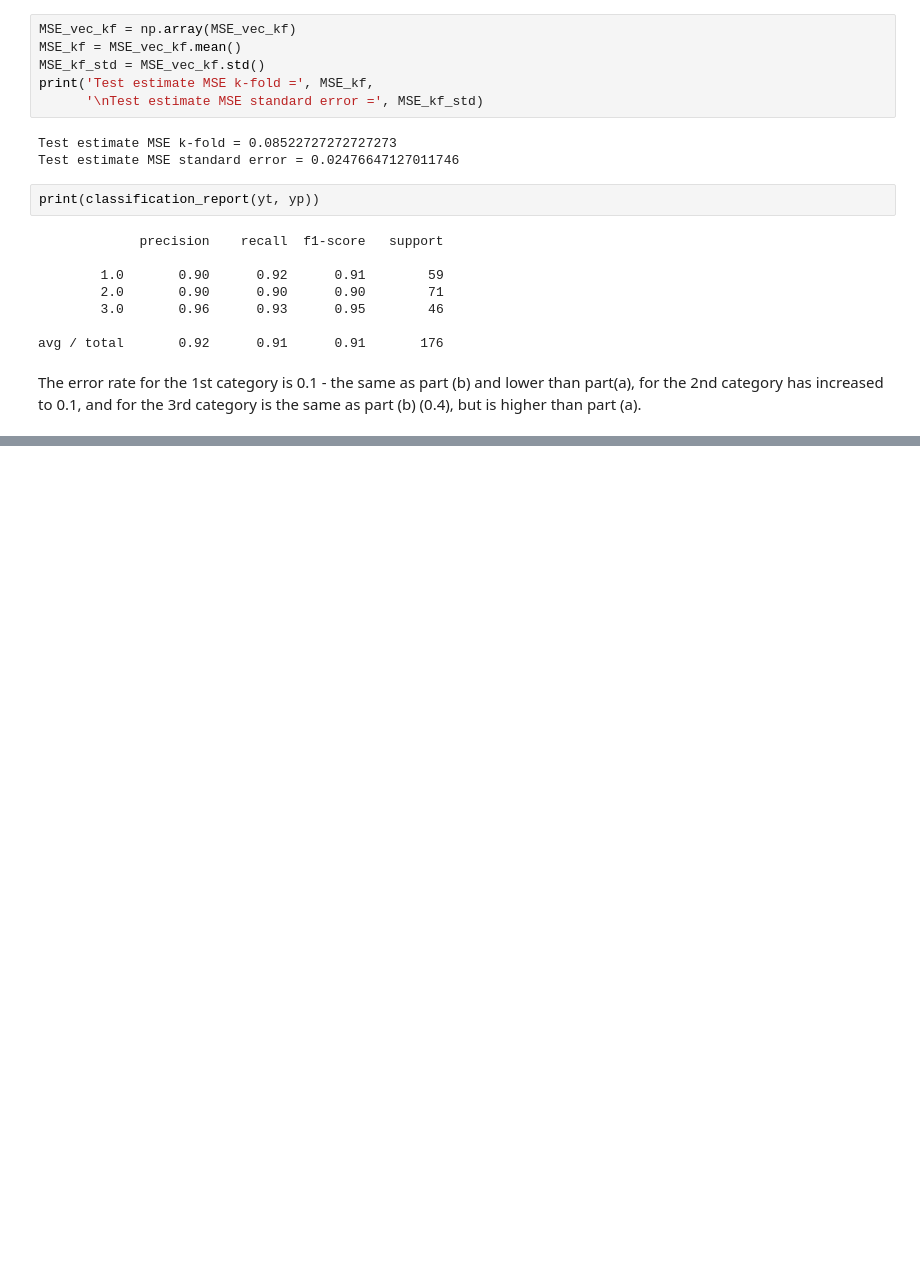
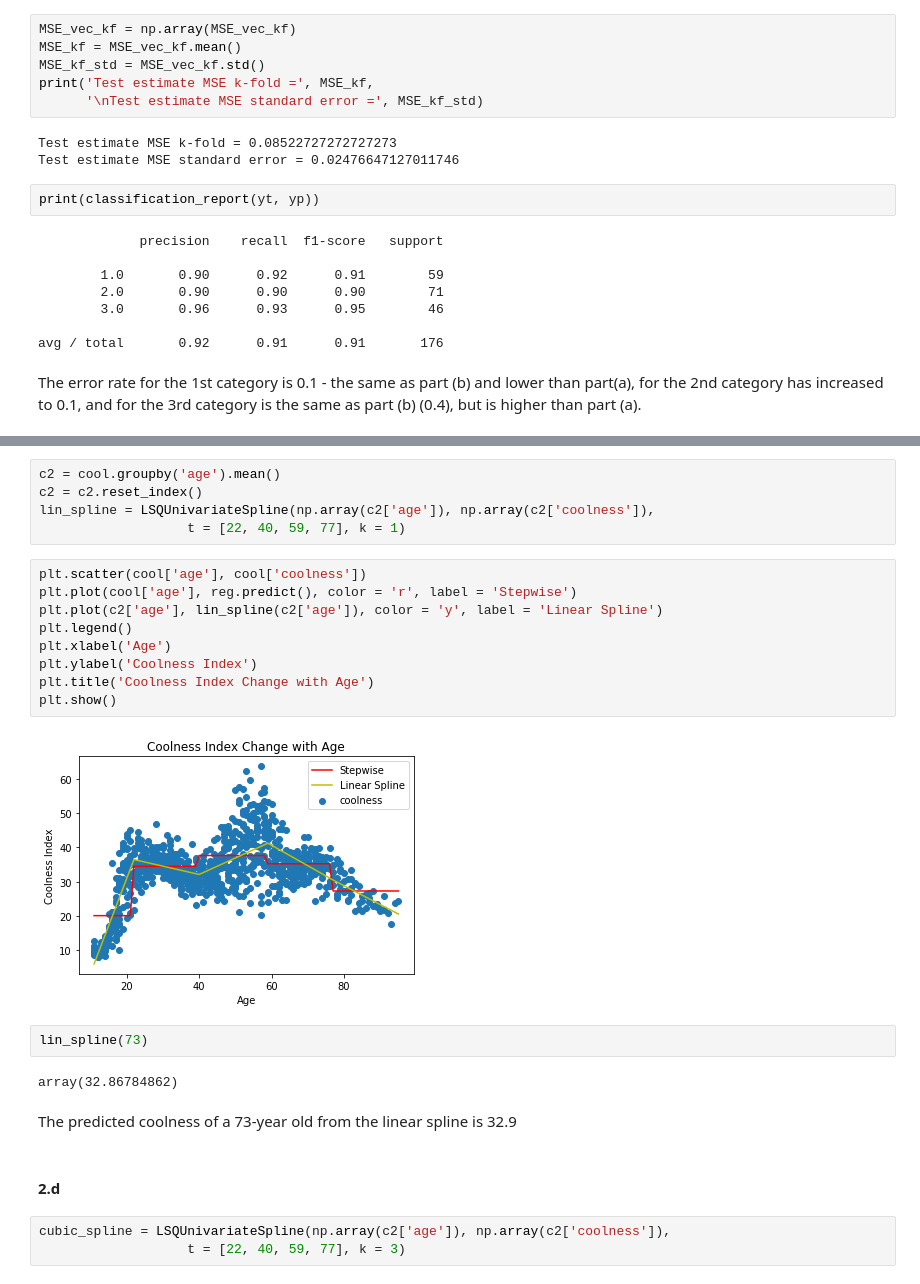
Before and after one commit to UC-MACSS/persp-model-econ_W19, a Jupyter notebook: ProblemSets/PS7/PS7.ipynb, the cells around one changed output, grey strips where cells are left out. Drawn from its saved outputs; the diff is of its cells as text; blank space fills up the shorter version.

```diff
--- a/ProblemSets/PS7/PS7.ipynb
+++ b/ProblemSets/PS7/PS7.ipynb
@@ -158,0 +226,27 @@ The error rate for the 1st category is 0.1 - the same as part (b) and lower than
+# %%
+c2 = cool.groupby('age').mean()
+c2 = c2.reset_index()
+lin_spline = LSQUnivariateSpline(np.array(c2['age']), np.array(c2['coolness']),
+                   t = [22, 40, 59, 77], k = 1)
+# %%
+plt.scatter(cool['age'], cool['coolness'])
+plt.plot(cool['age'], reg.predict(), color = 'r', label = 'Stepwise')
+plt.plot(c2['age'], lin_spline(c2['age']), color = 'y', label = 'Linear Spline')
+plt.legend()
+plt.xlabel('Age')
+plt.ylabel('Coolness Index')
+plt.title('Coolness Index Change with Age')
+plt.show()
+# %% [output]
+[figure, added]
+# %%
+lin_spline(73)
+# %% [output]
+array(32.86784862)
+# %% [markdown]
+The predicted coolness of a 73-year old from the linear spline is 32.9
+# %% [markdown]
+#### 2.d
+# %%
+cubic_spline = LSQUnivariateSpline(np.array(c2['age']), np.array(c2['coolness']),
+                   t = [22, 40, 59, 77], k = 3)
```
Also changed, not shown: parts of 15 cells of this notebook.
